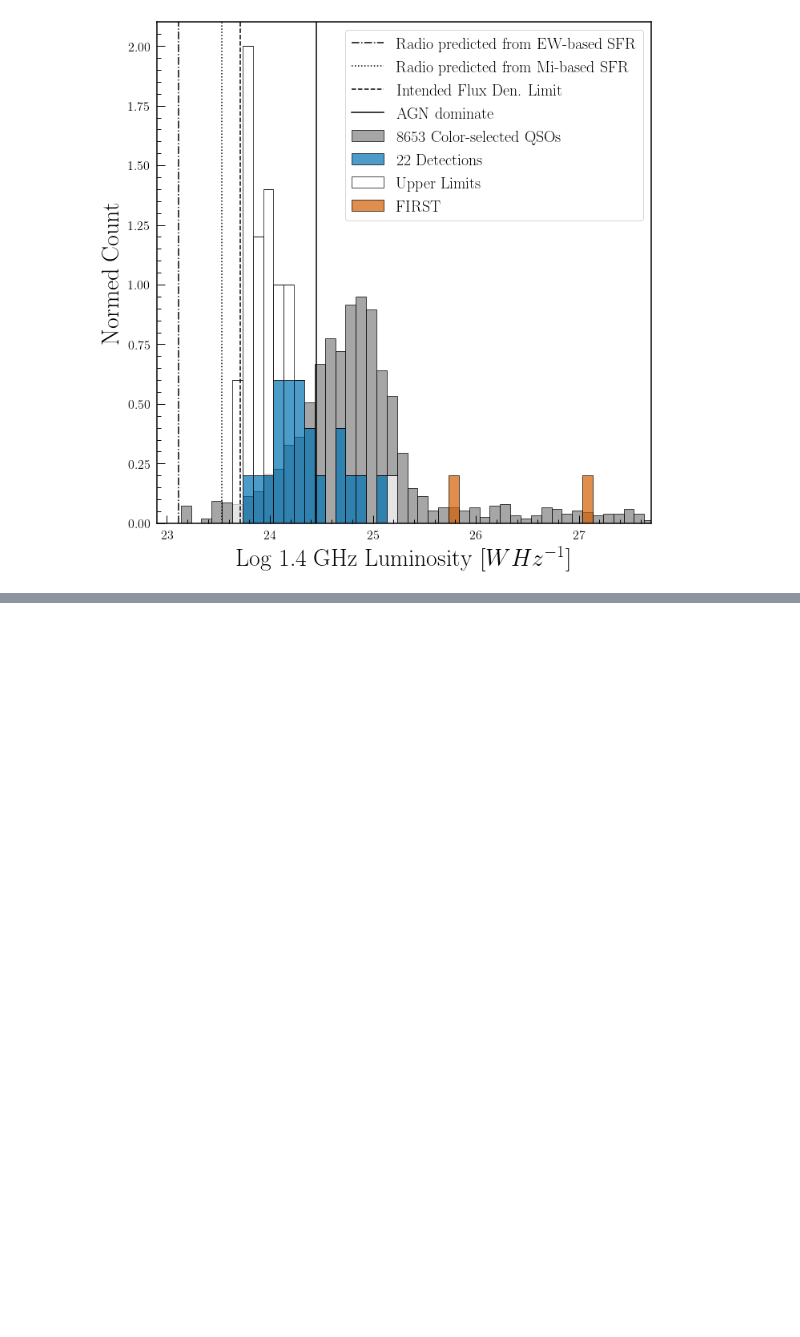
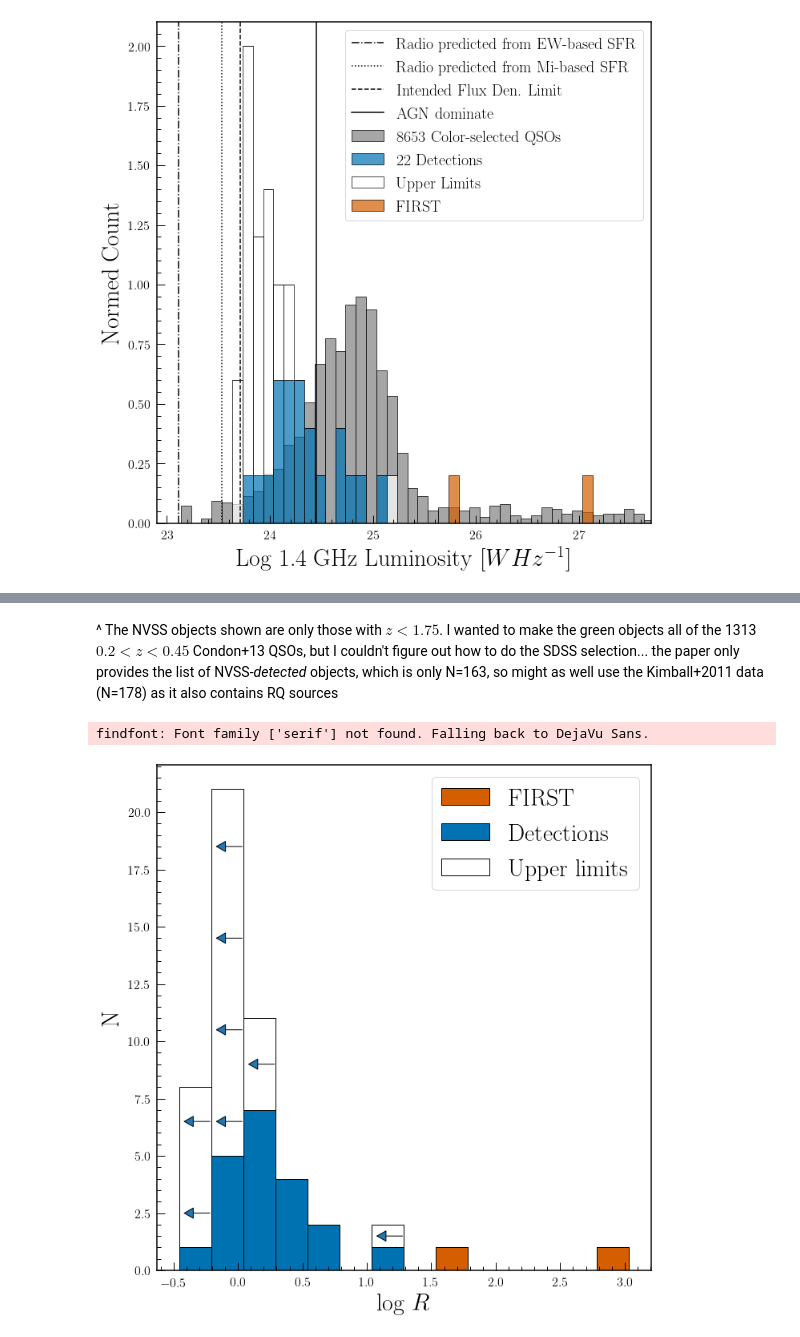
Before and after one commit to RichardsGroup/VLA2018b, a Jupyter notebook: MakeFigures_forPaper.ipynb, the cells around one changed output, grey strips where cells are left out. Cells and saved outputs as stored; diff of their text form; code cells hidden in the pictures; blank space fills up the shorter version.

```diff
--- a/MakeFigures_forPaper.ipynb
+++ b/MakeFigures_forPaper.ipynb
@@ -483,0 +493,7 @@ plt.show()
+# %%
+#Eq 4 from QLF paper Richards+2006; subtract 7 to convert erg/s to Watts
+d = 3.08e19 # 10pc in cm
+logL2500 = -0.4 * (Miz2 + 48.6 + 2.5*np.log10(1.+2.)) + np.log10(4.*np.pi*d**2.) - 7.
+
+R = (10.**L3)/(10.**logL2500)
+logR = np.log10(R)
@@ -483,0 +579,41 @@ plt.show()
+# %% [markdown]
+^ The NVSS objects shown are only those with $z<1.75$.  I wanted to make the green objects all of the 1313 $0.2<z<0.45$ Condon+13 QSOs, but I couldn't figure out how to do the SDSS selection... the paper only provides the list of NVSS-*detected* objects, which is only N=163, so might as well use the Kimball+2011 data (N=178) as it also contains RQ sources
+# %%
+Rbins = np.linspace(min(logR), max(logR), 15)
+
+fig = plt.figure(figsize=(10,10))
+
+plt.hist([logR[D==2], logR[D==1], logR[D==0]], histtype="barstacked", bins=Rbins,
+         edgecolor="k", color=["#d55e00", "#0072b2", "w"],
+         label=["FIRST","Detections","Upper limits"])
+
+#Upper limit symbols
+plt.annotate('', xy=(-0.205, 2.5), xytext=(-37, 0), textcoords='offset points',
+                arrowprops=dict(arrowstyle="<|-, head_width=0.4, head_length=0.7"))
+plt.annotate('', xy=(-0.205, 6.5), xytext=(-37, 0), textcoords='offset points',
+                arrowprops=dict(arrowstyle="<|-, head_width=0.4, head_length=0.7"))
+
+plt.annotate('', xy=(0.045, 6.5), xytext=(-37, 0), textcoords='offset points',
+                arrowprops=dict(arrowstyle="<|-, head_width=0.4, head_length=0.7"))
+plt.annotate('', xy=(0.045, 10.5), xytext=(-37, 0), textcoords='offset points',
+                arrowprops=dict(arrowstyle="<|-, head_width=0.4, head_length=0.7"))
+plt.annotate('', xy=(0.045, 14.5), xytext=(-37, 0), textcoords='offset points',
+                arrowprops=dict(arrowstyle="<|-, head_width=0.4, head_length=0.7"))
+plt.annotate('', xy=(0.045, 18.5), xytext=(-37, 0), textcoords='offset points',
+                arrowprops=dict(arrowstyle="<|-, head_width=0.4, head_length=0.7"))
+
+plt.annotate('', xy=(0.295, 9.0), xytext=(-37, 0), textcoords='offset points',
+                arrowprops=dict(arrowstyle="<|-, head_width=0.4, head_length=0.7"))
+
+plt.annotate('', xy=(1.29, 1.5), xytext=(-37, 0), textcoords='offset points',
+                arrowprops=dict(arrowstyle="<|-, head_width=0.4, head_length=0.7"))
+
+plt.xlabel("log $R$", fontsize=30)
+plt.ylabel("N", fontsize=30)
+plt.legend(loc="upper right", prop={"size":30})
+plt.tight_layout()
+plt.savefig("PaperPlots/logR_distribution.pdf")
+plt.show()
+# %% [output]
+findfont: Font family ['serif'] not found. Falling back to DejaVu Sans.
+[figure, added]
```
Also changed, not shown: parts of 8 cells of this notebook, 1 other file.
